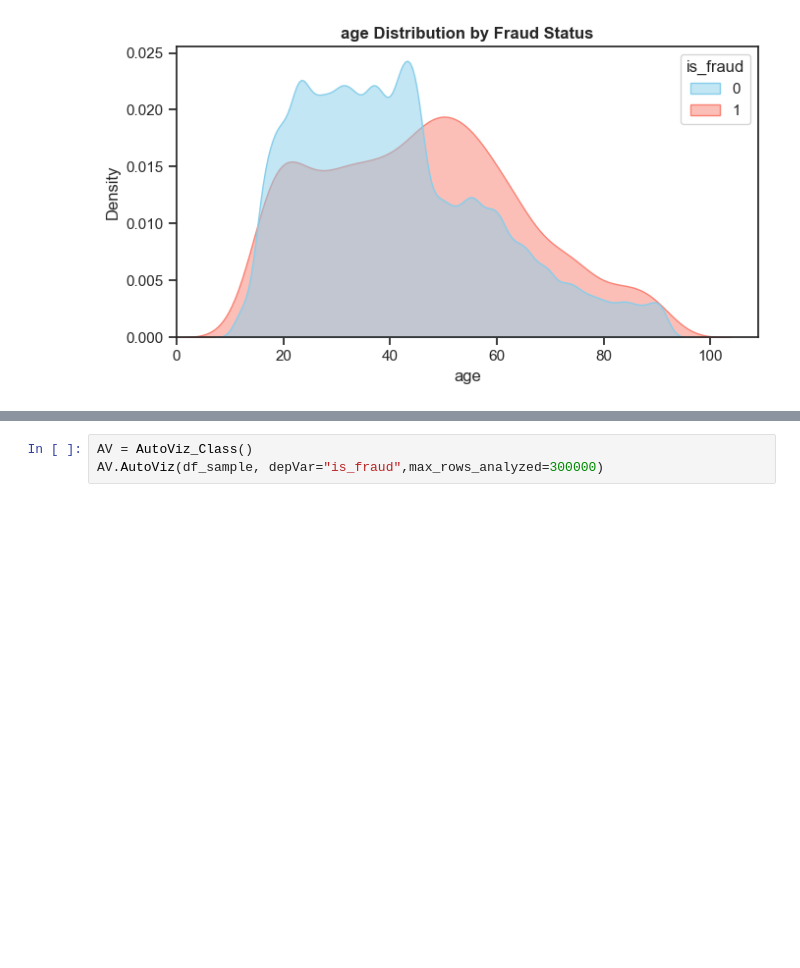
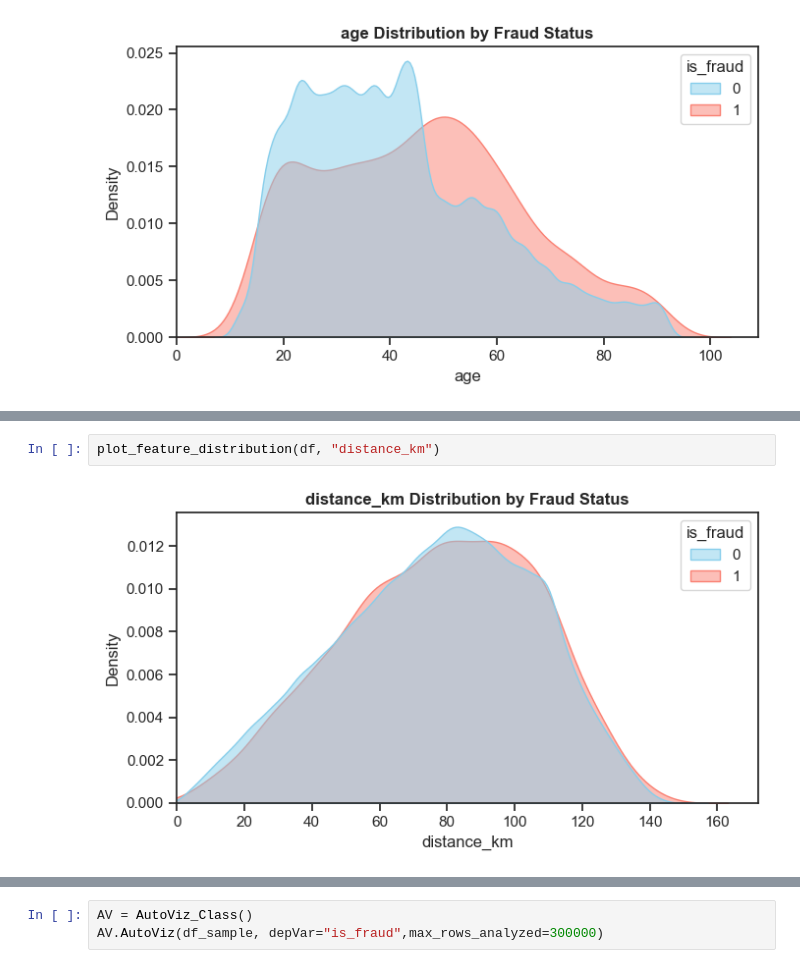
Before and after one commit to Shogant/Credit_Card_Fraud_Detection_Model, a Jupyter notebook: EDA.ipynb, the cells around one changed output, grey strips where cells are left out. Saved outputs shown, nothing was run; the diff lists cells and outputs as text; blank space fills up the shorter version.

```diff
--- a/EDA.ipynb
+++ b/EDA.ipynb
@@ -503,0 +470,4 @@ for col in numeric_features:
+# %%
+plot_feature_distribution(df, "distance_km")
+# %% [output]
+[figure, added]
```
Also changed, not shown: parts of 49 cells of this notebook, 1 other file.
